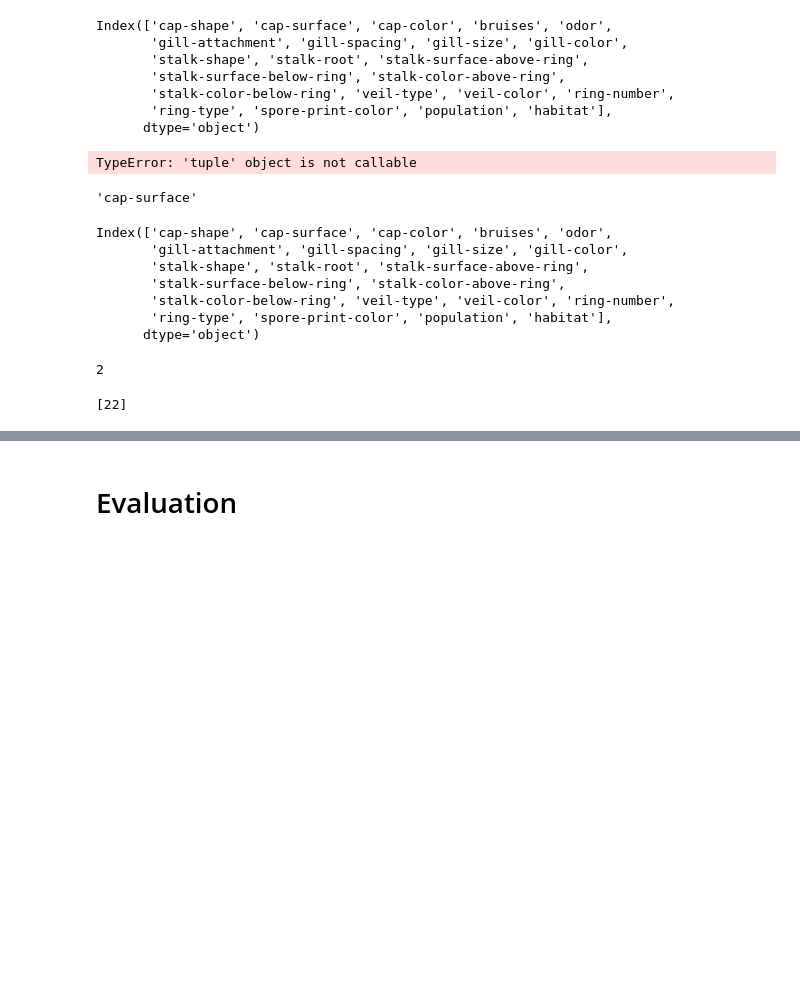
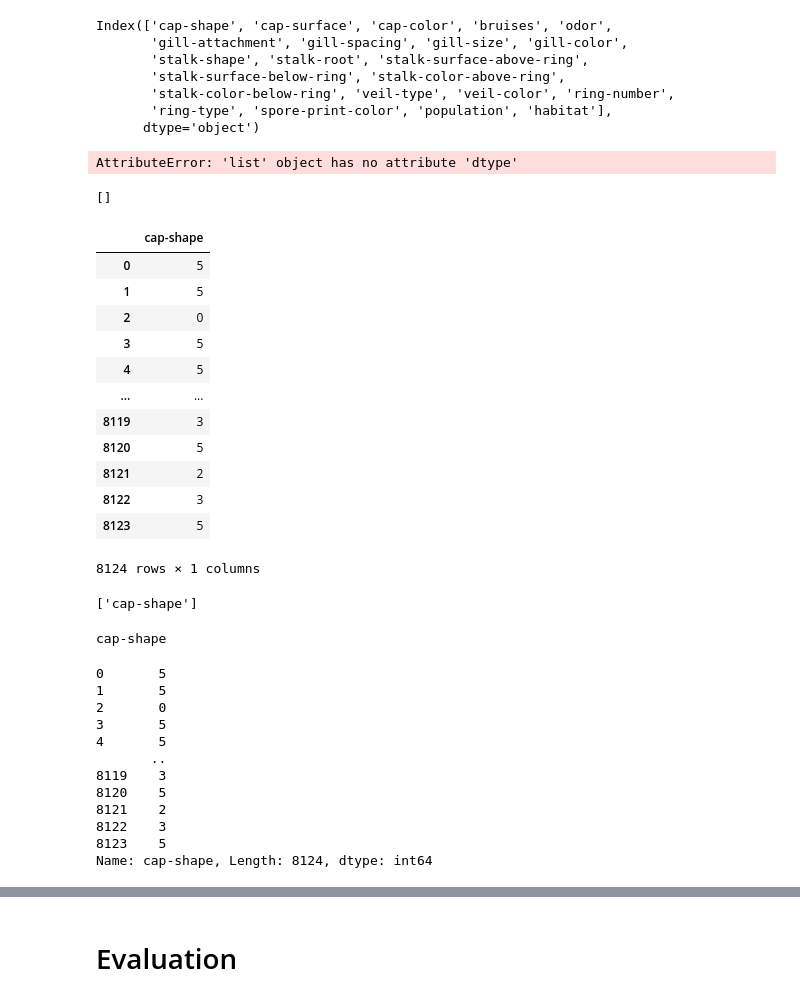
Before and after one commit to RossErskine/ML_Algorithms, a Jupyter notebook: Logistic regression.ipynb, the cells around one changed output, grey strips where cells are left out. Cells and saved outputs as stored; diff of their text form; code cells hidden in the pictures; blank space fills up the shorter version.

```diff
--- a/Logistic regression.ipynb
+++ b/Logistic regression.ipynb
@@ -194,40 +192,63 @@ Index(['cap-shape', 'cap-surface', 'cap-color', 'bruises', 'odor',
 features_toTest = []
 features_toTest.append(col_names[0])
 features_toTest.append(col_names[1])
-test = X[features_toTest]
+test = X[[col_names[0]]]
 lg = LogisticRegression(0.1)
 
 # split data
 X_train, X_test, y_train, y_test = train_test_split(test, y, test_size=0.3, random_state=1, stratify=y)
 
 lg.fit(X_train, y_train)
+predict = lg.predict(X_test)
+# Calculate accuracy
+acc = accuracy(y_test, predict)
+# %%
+features_toTest.dtype
+# %% [output]
+AttributeError: 'list' object has no attribute 'dtype'
 # %%
-X_train.shape()
+features_toTest.remove(col_names[0])
-# %% [output]
-TypeError: 'tuple' object is not callable
+# %%
+features_toTest
+# %% [output]
+[]
+# %%
+test
+# %% [output]
+|  | cap-shape |
+| 0 | 5 |
+| 1 | 5 |
+| 2 | 0 |
+| 3 | 5 |
+| 4 | 5 |
+| ... | ... |
+| 8119 | 3 |
+| 8120 | 5 |
+| 8121 | 2 |
+| 8122 | 3 |
+| 8123 | 5 |
+8124 rows × 1 columns
+# %%
+features_toTest
+# %% [output]
+['cap-shape']
 # %%
-features_toTest.pop()
+print(test.columns[0])
 # %% [output]
-'cap-surface'
+cap-shape
 # %%
-features=X_train.columns
-features
+ttest = X[col_names[0]]
+ttest
 # %% [output]
-Index(['cap-shape', 'cap-surface', 'cap-color', 'bruises', 'odor',
-       'gill-attachment', 'gill-spacing', 'gill-size', 'gill-color',
-       'stalk-shape', 'stalk-root', 'stalk-surface-above-ring',
-       'stalk-surface-below-ring', 'stalk-color-above-ring',
-       'stalk-color-below-ring', 'veil-type', 'veil-color', 'ring-number',
-       'ring-type', 'spore-print-color', 'population', 'habitat'],
-      dtype='object')
+0       5
+1       5
+2       0
+3       5
+4       5
+       ..
+8119    3
+8120    5
+8121    2
+8122    3
+8123    5
+Name: cap-shape, Length: 8124, dtype: int64
-# %%
-X.ndim
-# %% [output]
-2
-# %%
-single_feature = False
-n_samples = X.shape[0]
-n_features = [1 if single_feature == True else X.shape[1]]
-n_features
-# %% [output]
-[22]
```
Also changed, not shown: parts of 8 cells of this notebook.
